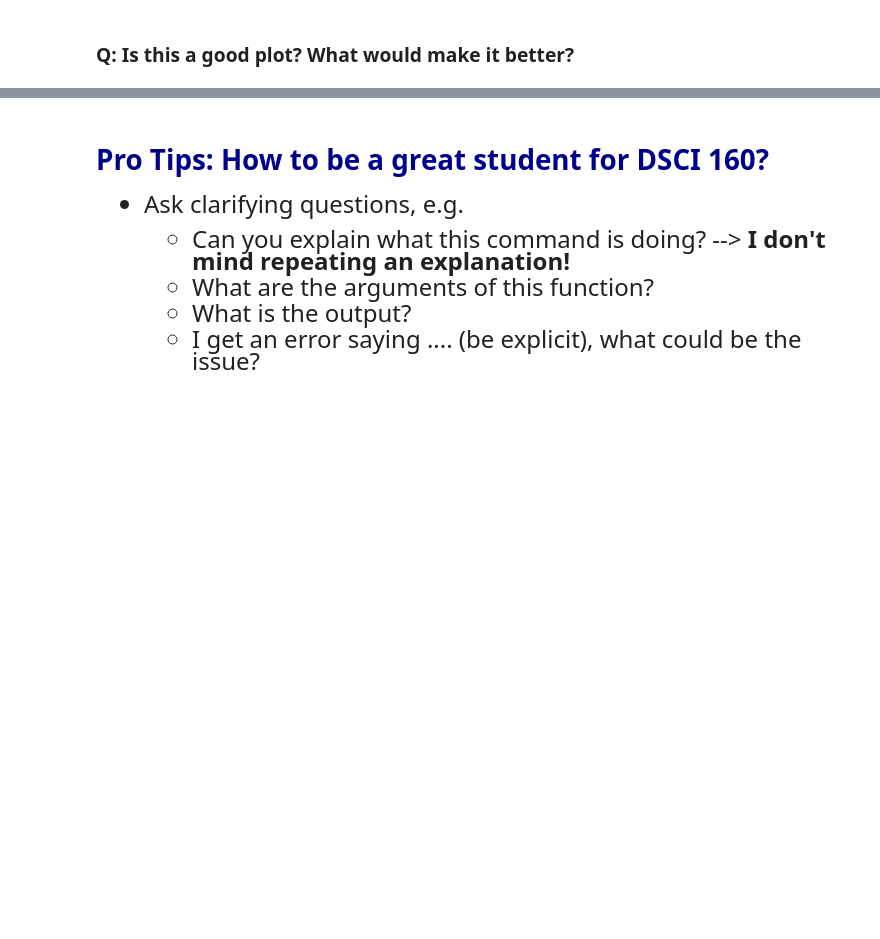
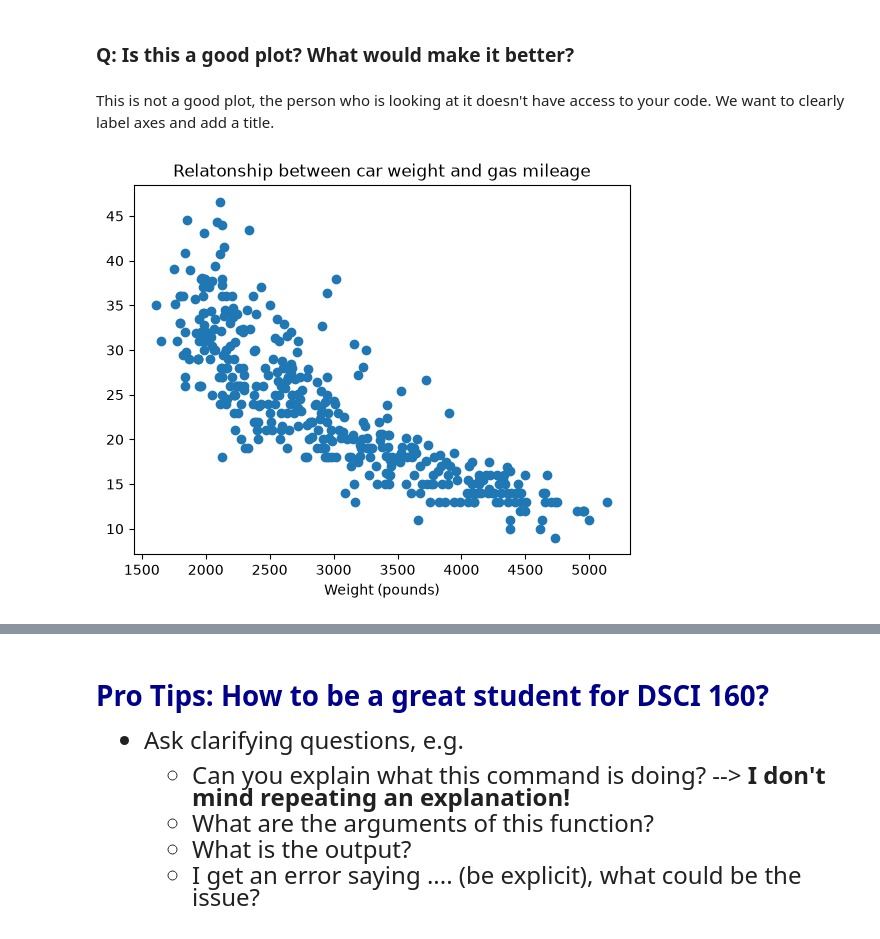
Before and after one commit to chloecchiang/datasci151fall2026, a Jupyter notebook: lecture_02/Lecture2_mycopy.ipynb, the cells around one changed output, grey strips where cells are left out. Saved outputs shown, nothing was run; the diff lists cells and outputs as text; code cells hidden in the pictures; blank space fills up the shorter version.

```diff
--- a/lecture_02/Lecture2_mycopy.ipynb
+++ b/lecture_02/Lecture2_mycopy.ipynb
@@ -310,0 +384,12 @@ plt.show()
+# %% [markdown]
+This is not a good plot, the person who is looking at it doesn't have access to your code. We want to clearly label axes and add a title.
+# %%
+# Try another scatter plot with x = "weight"
+plt.scatter(x = carfeatures['weight'], y = carfeatures['mpg'])
+plt.xlabel("Weight (pounds)")
+plt.title("Relatonship between car weight and gas mileage")
+plt.show()
+
+# Result: The heavier the weight of the car, the lower the gas mileage
+# %% [output]
+[figure, added]
```
Also changed, not shown: parts of 11 cells of this notebook.
